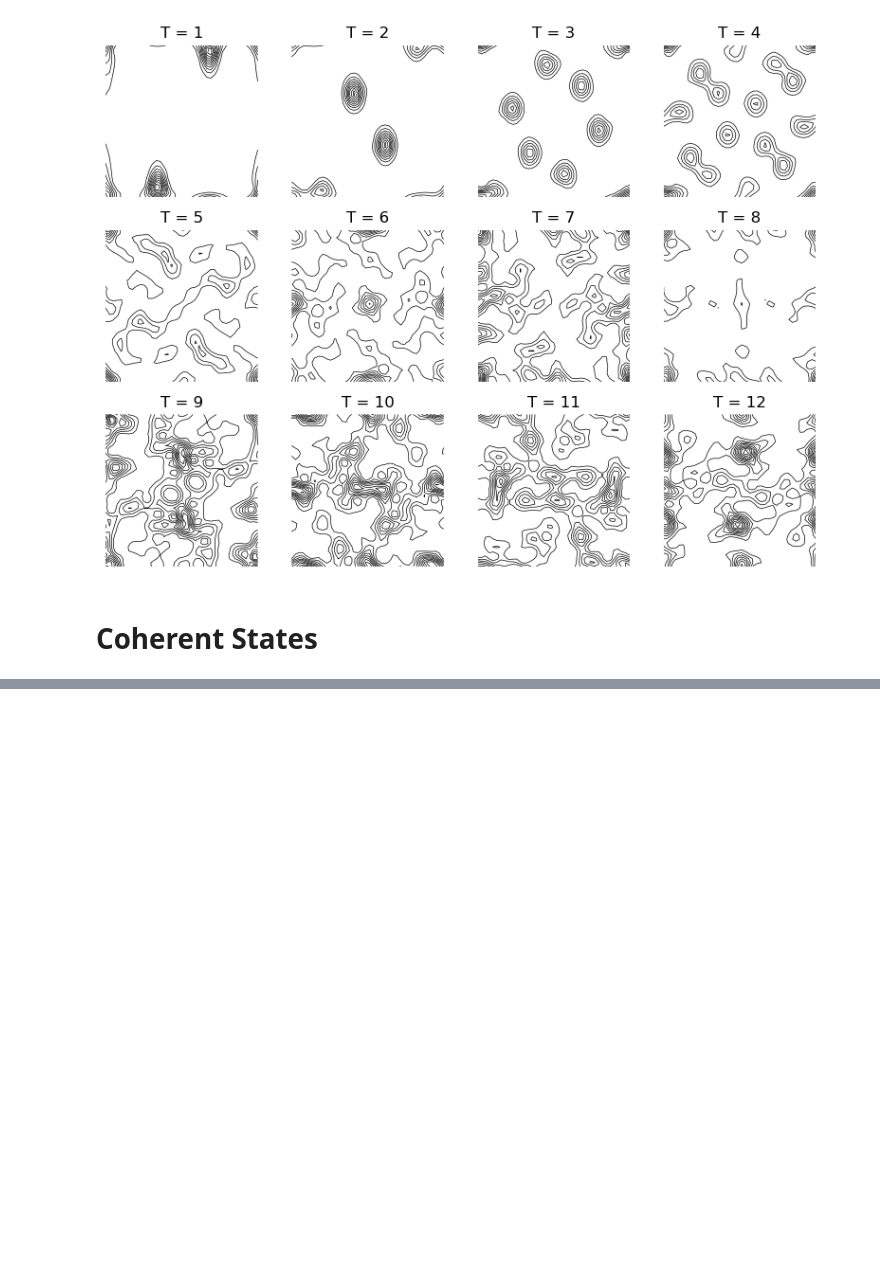
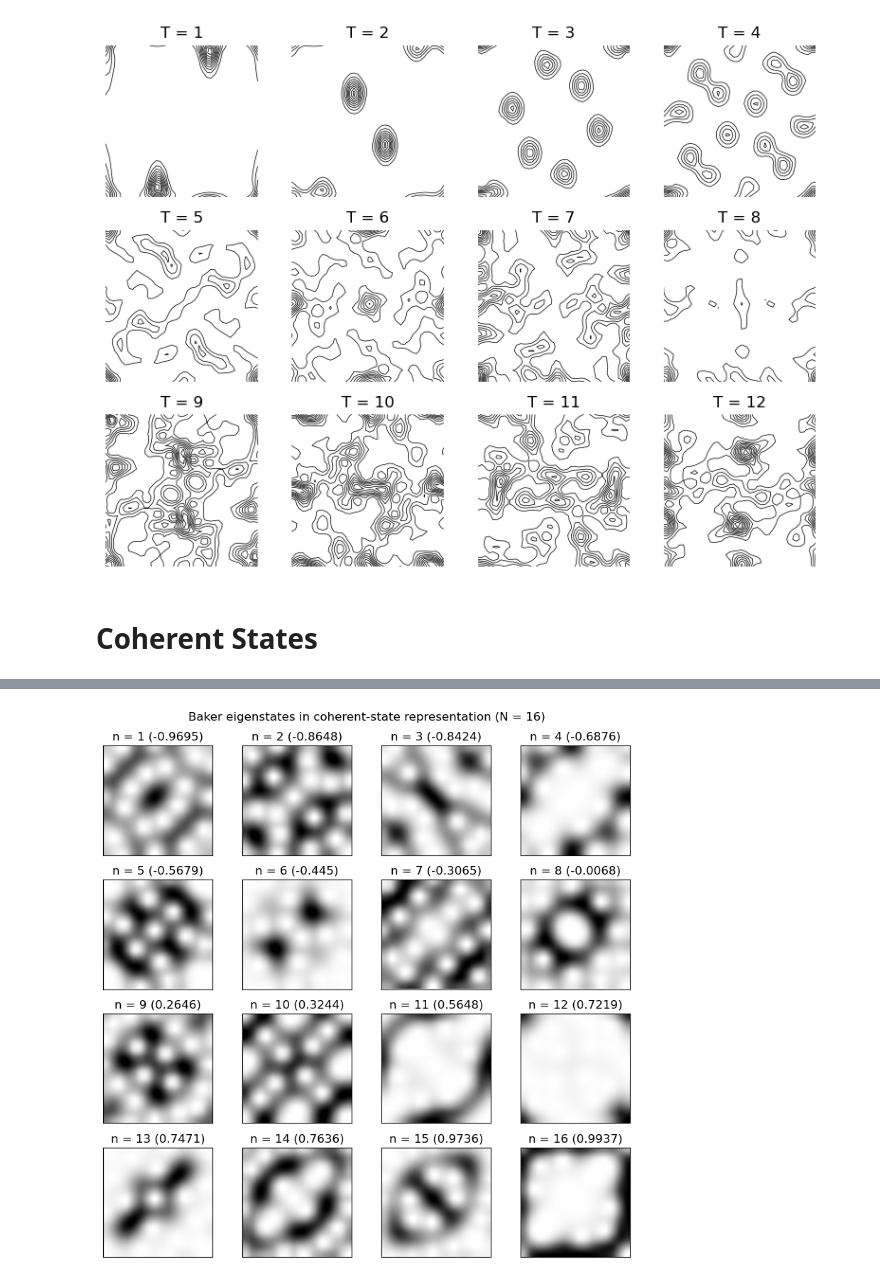
Before and after one commit to IBArbitrary/qbm, a Jupyter notebook: qbm-nb.ipynb, the cells around one changed output, grey strips where cells are left out. Saved outputs shown, nothing was run; the diff lists cells and outputs as text; code cells hidden in the pictures; blank space fills up the shorter version.

Commit message:
bakerstates

```diff
--- a/qbm-nb.ipynb
+++ b/qbm-nb.ipynb
@@ -59,2 +58,15 @@ def harper_states_pq(s: QBM):
+# %%
+def baker_states_pq(s: QBM):
+    N = s.N
+    s.gen_baker_states()
+    b_st = s.baker_states["evecs"]
+    b_pqs = []
+    for _ in range(N):
+        atemp = np.zeros((N, N))
+        for p in range(N):
+            for q in range(N):
+                atemp[q, p] = s.W_pq(q+1, p+1, b_st[_])
+        b_pqs.append(atemp)
+    return b_pqs, s.baker_states['evals']
 # %%
 def plot_harper_states(
@@ -87,3 +95,30 @@ def plot_harper_states(
     plt.suptitle(f'Harper eigenstates in coherent-state representation (N = {N})')
     plt.tight_layout()
     plt.show()
+# %%
+def plot_baker_states(
+    bpqs, bvals, nc :int = 4,
+    interp='spline16', cmap='hot'
+    ):
+    N = len(bvals)
+    if N % nc:
+        nr = (N // nc) + 1
+    else:
+        nr = N // nc
+    fig, axes = plt.subplots(nr, nc, figsize=(nc*2, nr*2))
+    ind = 1
+    for i in range(nr):
+        for j in range(nc):
+            if ind > N:
+                axes[i, j].axis('off')
+                break
+            axes[i, j].set_title(f"n = {ind} ({np.round(bvals[ind-1].real, 4)})", pad = 0.5, y = 2)
+            axes[i, j].matshow(bpqs[ind-1], interpolation=interp, cmap=cmap)
+            ind += 1
+    for ax in axes.ravel():
+        # ax.set_axis_off()
+        ax.set_xticks([])
+        ax.set_yticks([])
+    plt.suptitle(f'Baker eigenstates in coherent-state representation (N = {N})')
+    plt.tight_layout()
+    plt.show()
@@ -93,0 +131,6 @@ plot_harper_states(s, nc=5, cmap='binary', interp='spline16')
+# %%
+bs = baker_states_pq(s)
+# %%
+plot_baker_states(*bs, cmap="binary")
+# %% [output]
+[figure, added]
```
Also changed, not shown: parts of 6 cells of this notebook, 3 other files.
